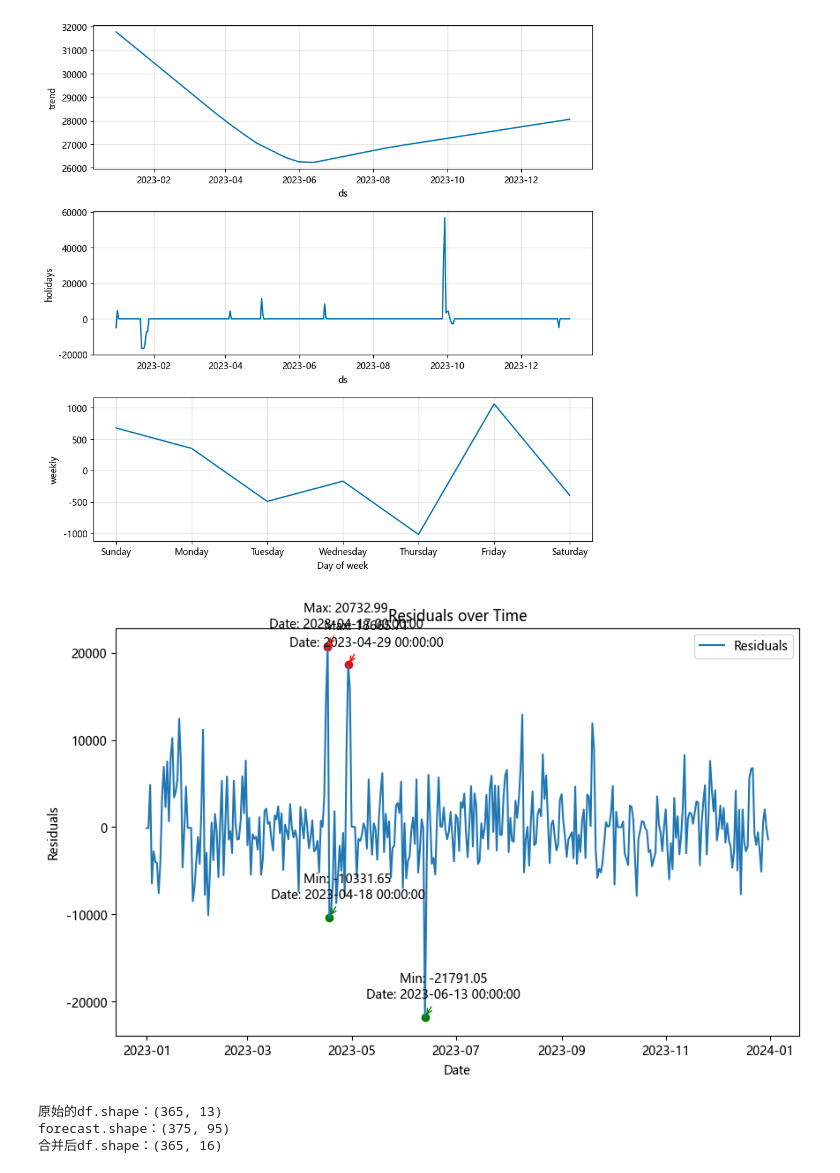
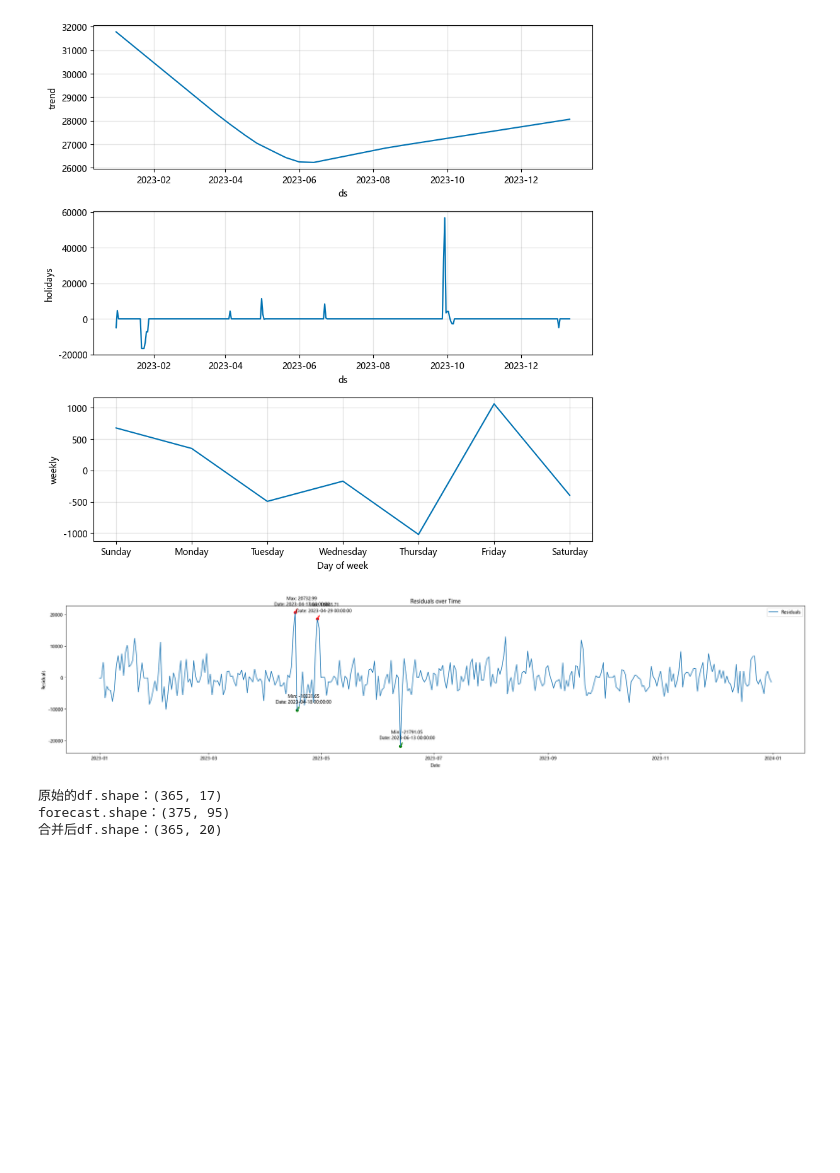
Before and after one commit to MarssZ/202404EDA, a Jupyter notebook: CompetingStations/CompetingStationsPrice_XGBoost.ipynb, the cells around one changed output. Drawn from its saved outputs; the diff is of its cells as text; code cells hidden in the pictures; blank space fills up the shorter version.

```diff
--- a/CompetingStations/CompetingStationsPrice_XGBoost.ipynb
+++ b/CompetingStations/CompetingStationsPrice_XGBoost.ipynb
@@ -9,13 +9,17 @@ import datetime
 
 # 超参数
 COLS_PREDICT = '60000305_amount'
+COLS_PREDICT_CNT = '60000305_order_cnt'
 COLS_PRICE = '60000305_price'
 COLS_PRICE_OTHER = '60000305_price_other'
-COLS_DROP = ['date', 'amount', COLS_PREDICT, COLS_PRICE_OTHER]
-COLS_ALL = ['date', 'amount',
+COLS_CAR_FLOW = '站前车流量（汽油）'
+COLS_CAR_RATE = '进站率（汽油）'
+COLS_CAR_IN = '进站加油车量（汽油）'
+COLS_DROP = ['date', 'amount', COLS_PREDICT, COLS_PREDICT_CNT, COLS_PRICE_OTHER]
+COLS_ALL = ['date', 'amount', COLS_CAR_FLOW,
             'text_day', 'text_night', 'high', 'low',
             'wc_day', 'wd_day', 'wc_night', 'wd_night',
-            COLS_PRICE, COLS_PRICE_OTHER, COLS_PREDICT,
+            COLS_PRICE, COLS_PRICE_OTHER, COLS_PREDICT, COLS_PREDICT_CNT, COLS_CAR_RATE, COLS_CAR_IN
             ]
 
 # 读取excel文件并获取指定列
@@ -70,7 +81,7 @@ fig = plot_components(model, forecast)
 
 # 第四步（可选）：计算残差,绘制残差图
 forecast['residuals'] = df_prophet['y'] - forecast['yhat']
-plt.figure(figsize=(10, 6))
+plt.figure(figsize=(30, 6))
 plt.plot(forecast['ds'], forecast['residuals'], label='Residuals')
 
 # 找到残差最大的三个值和最小的三个值
@@ -89,10 +100,8 @@ def annotate_extreme_values(indices, color, title):
                      textcoords='offset points',
                      ha='center', arrowprops=dict(arrowstyle="->", color=color))
 
-# 标记最大值点并添加注释
+# 标记最大/最小值点并添加注释
 annotate_extreme_values(top3_max_indices, 'red', 'Max')
-
-# 标记最小值点并添加注释
 annotate_extreme_values(top3_min_indices, 'green', 'Min')
 
 # 绘图
@@ -107,5 +116,5 @@ plt.show()
 [figure]
-[figure, old version]
+[figure, new version]
 # %%
 ### 加入prophet的特征 ###
 # 将 Prophet 的预测后形成的四列新特征，合并到原始 DataFrame
@@ -120,9 +129,9 @@ print(f"forecast.shape：{forecast.shape}")
 df = pd.concat([df, forecast_aligned[existing_components]], axis=1)
 print(f"合并后df.shape：{df.shape}")
 # %% [output]
-原始的df.shape：(365, 13)
+原始的df.shape：(365, 17)
 forecast.shape：(375, 95)
-合并后df.shape：(365, 16)
+合并后df.shape：(365, 20)
 # %%
 ### STEP2：数据处理 ###
 import chinese_calendar as  calendar
```
Also changed, not shown: parts of 8 cells of this notebook, 7 other files.
